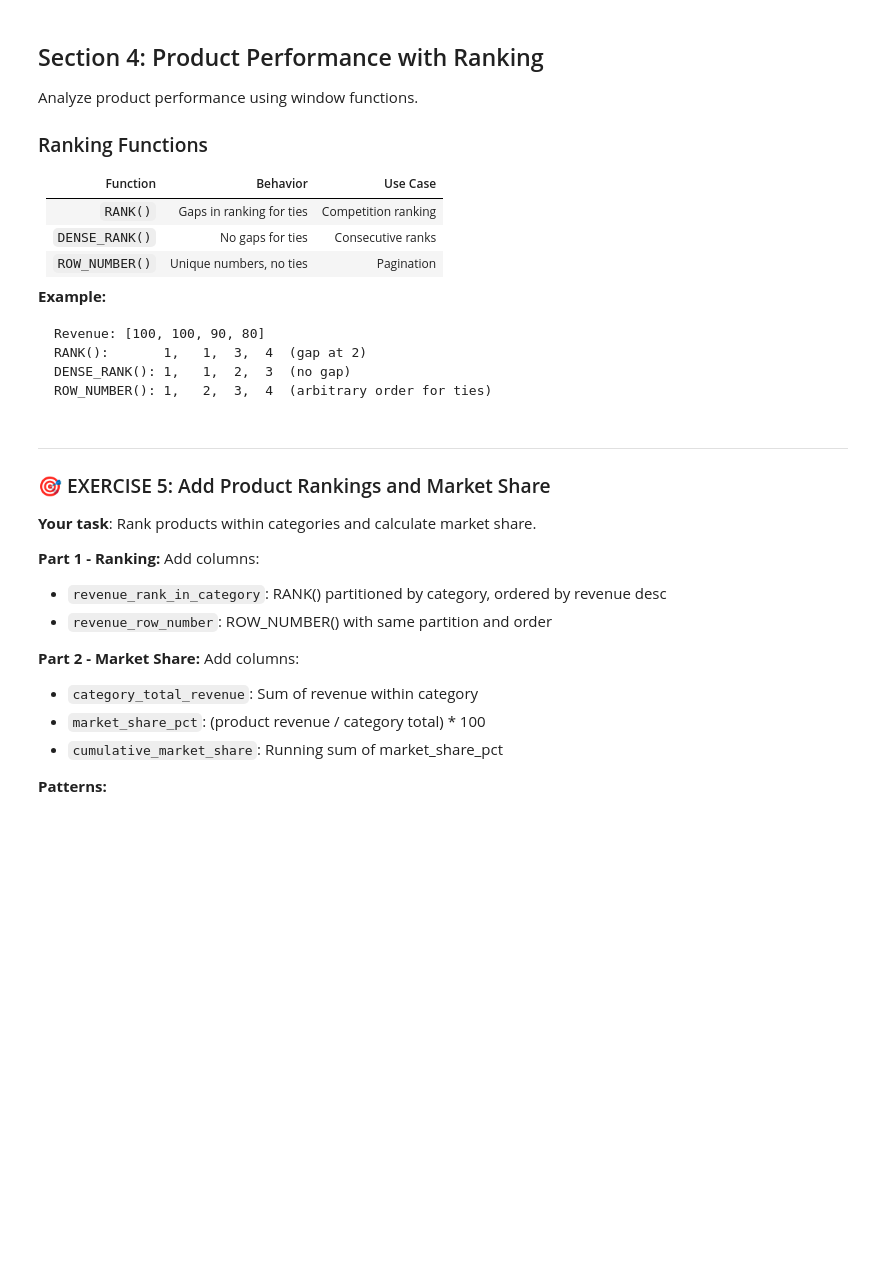
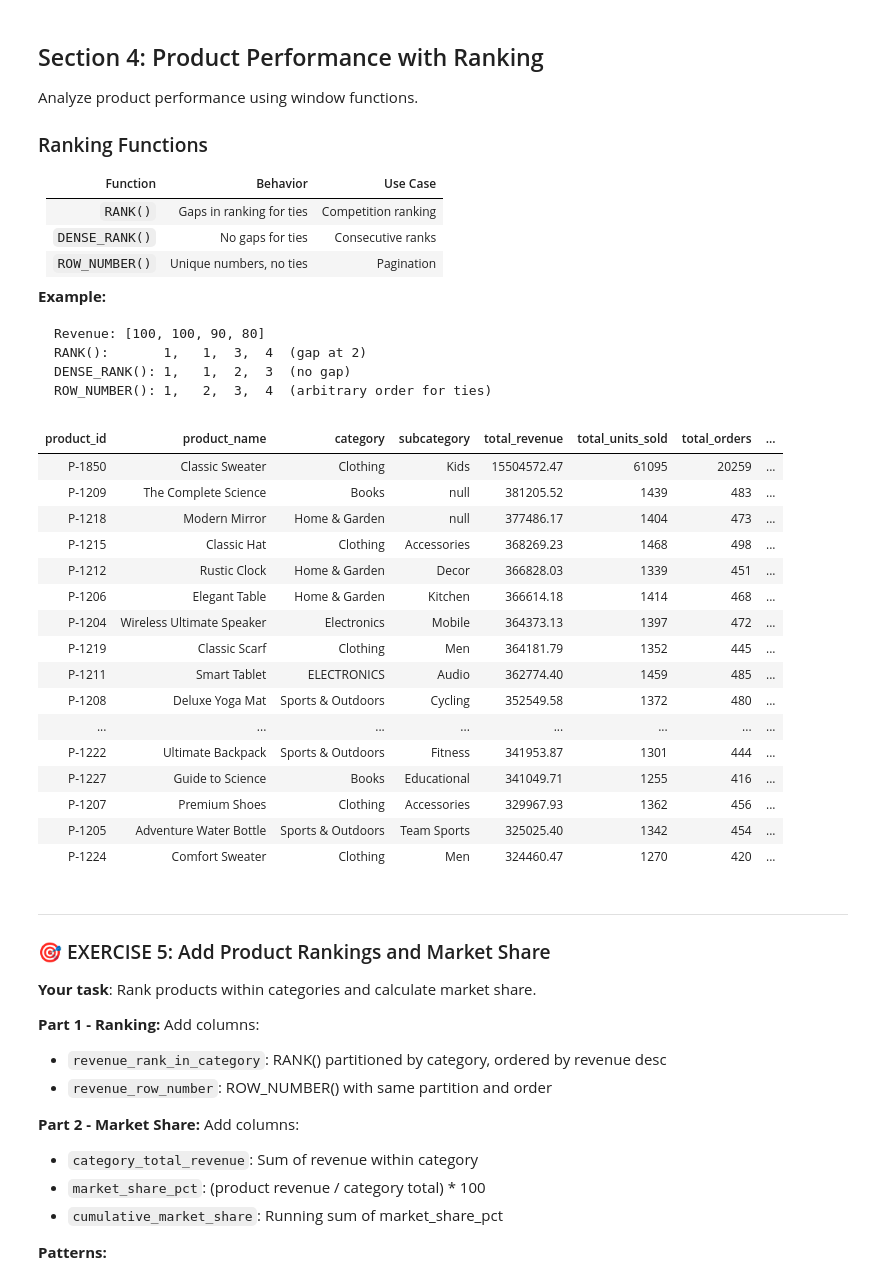
Before and after one commit to andrewdoublard/databricks-data-engineer-associate-labs, a Jupyter notebook: jrlasak/databricks-code-practice/pipeline-labs/de-associate-cert-prep/notebooks/04_Silver_to_Gold_Advanced.ipynb, the cells around one changed output. Cells and saved outputs as stored; diff of their text form; code cells hidden in the pictures; blank space fills up the shorter version.

```diff
--- a/jrlasak/databricks-code-practice/pipeline-labs/de-associate-cert-prep/notebooks/04_Silver_to_Gold_Advanced.ipynb
+++ b/jrlasak/databricks-code-practice/pipeline-labs/de-associate-cert-prep/notebooks/04_Silver_to_Gold_Advanced.ipynb
@@ -721,20 +721,38 @@ ROW_NUMBER(): 1,   2,  3,  4  (arbitrary order for ties)
 # %%
 # Calculate product performance metrics
 product_performance = sales_silver \
     .groupBy("product_id", "product_name", "category", "subcategory") \
     .agg(
-        F.sum("total_amount").alias("total_revenue"),
+        F.sum("subtotal").alias("total_revenue"),
         F.sum("quantity").alias("total_units_sold"),
         F.count("order_id").alias("total_orders"),
         F.countDistinct("customer_id").alias("unique_customers"),
         F.avg("unit_price").alias("avg_selling_price"),
     )
 
 product_performance = product_performance \
     .withColumn("revenue_per_unit", F.col("total_revenue") / F.col("total_units_sold")) \
     .withColumn("orders_per_customer", F.col("total_orders") / F.col("unique_customers"))
 
 display(product_performance.orderBy(F.desc("total_revenue")).limit(20))
+# %% [output]
+| product_id | product_name | category | subcategory | total_revenue | total_units_sold | total_orders | ... |
+| P-1850 | Classic Sweater | Clothing | Kids | 15504572.47 | 61095 | 20259 | ... |
+| P-1209 | The Complete Science | Books | null | 381205.52 | 1439 | 483 | ... |
+| P-1218 | Modern Mirror | Home & Garden | null | 377486.17 | 1404 | 473 | ... |
+| P-1215 | Classic Hat | Clothing | Accessories | 368269.23 | 1468 | 498 | ... |
+| P-1212 | Rustic Clock | Home & Garden | Decor | 366828.03 | 1339 | 451 | ... |
+| P-1206 | Elegant Table | Home & Garden | Kitchen | 366614.18 | 1414 | 468 | ... |
+| P-1204 | Wireless Ultimate Speaker | Electronics | Mobile | 364373.13 | 1397 | 472 | ... |
+| P-1219 | Classic Scarf | Clothing | Men | 364181.79 | 1352 | 445 | ... |
+| P-1211 | Smart Tablet | ELECTRONICS | Audio | 362774.40 | 1459 | 485 | ... |
+| P-1208 | Deluxe Yoga Mat | Sports & Outdoors | Cycling | 352549.58 | 1372 | 480 | ... |
+| ... | ... | ... | ... | ... | ... | ... | ... |
+| P-1222 | Ultimate Backpack | Sports & Outdoors | Fitness | 341953.87 | 1301 | 444 | ... |
+| P-1227 | Guide to Science | Books | Educational | 341049.71 | 1255 | 416 | ... |
+| P-1207 | Premium Shoes | Clothing | Accessories | 329967.93 | 1362 | 456 | ... |
+| P-1205 | Adventure Water Bottle | Sports & Outdoors | Team Sports | 325025.40 | 1342 | 454 | ... |
+| P-1224 | Comfort Sweater | Clothing | Men | 324460.47 | 1270 | 420 | ... |
 # %% [markdown]
 ---
 ### 🎯 EXERCISE 5: Add Product Rankings and Market Share
```
Also changed, not shown: parts of 4 cells of this notebook.
